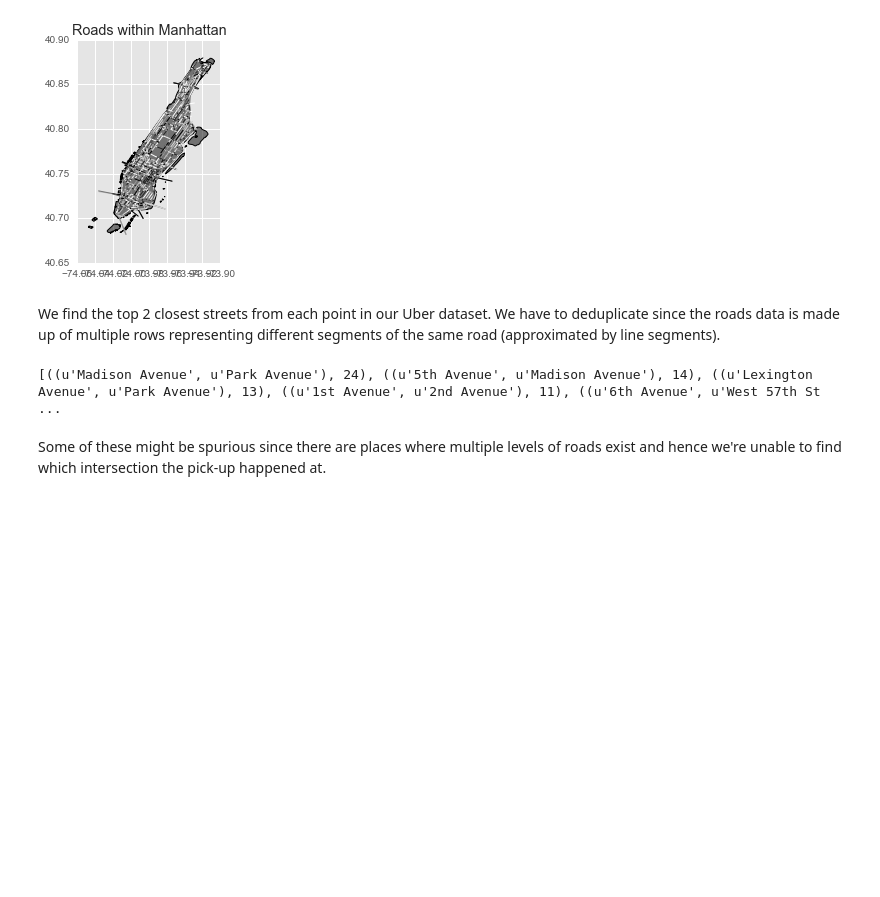
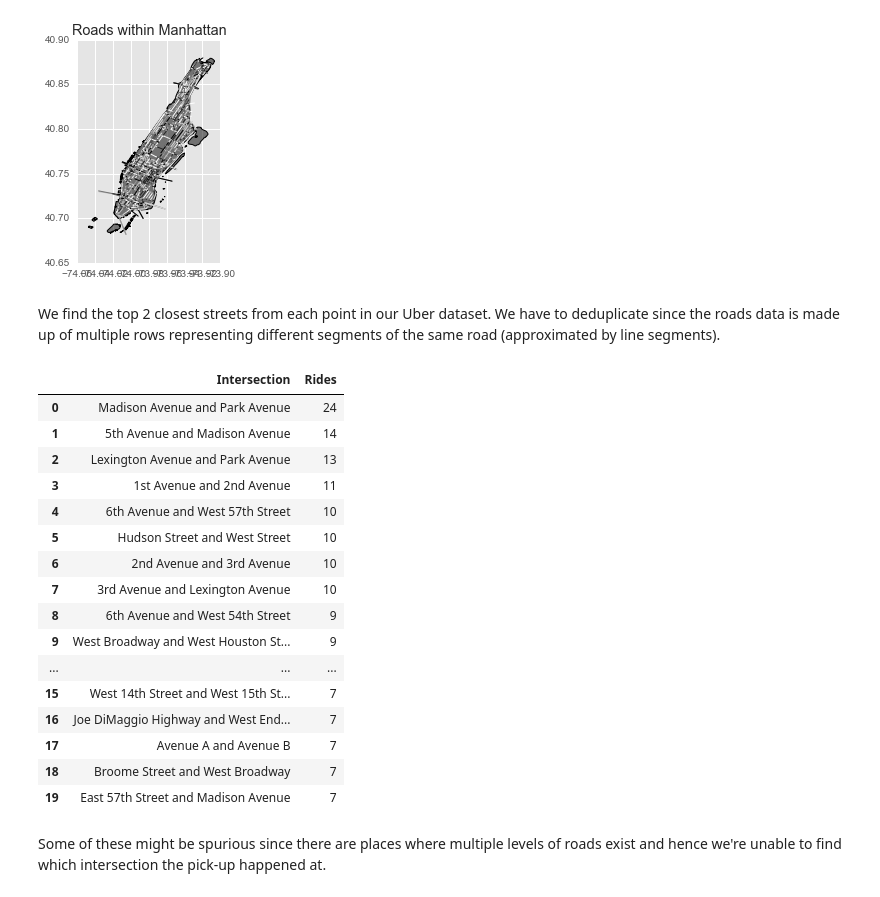
Before and after one commit to dhruvcmu/practicaldatascience, a Jupyter notebook: Final_Report.ipynb, the cells around one changed output. Saved outputs shown, nothing was run; the diff lists cells and outputs as text; code cells hidden in the pictures; blank space fills up the shorter version.

```diff
--- a/Final_Report.ipynb
+++ b/Final_Report.ipynb
@@ -306,9 +312,29 @@ for i, point in enumerate(uber1k.geometry):
     unique = []
     dedup = [unique.append(item) for item in l if item not in unique]
     listIntersections.append(tuple(sorted([unique[0],unique[1]])))
-print Counter(listIntersections).most_common(20)
+c = Counter(listIntersections).most_common(20)
-# %% [output]
-[((u'Madison Avenue', u'Park Avenue'), 24), ((u'5th Avenue', u'Madison Avenue'), 14), ((u'Lexington Avenue', u'Park Avenue'), 13), ((u'1st Avenue', u'2nd Avenue'), 11), ((u'6th Avenue', u'West 57th St ...
+# %%
+intersectDf = pd.DataFrame(c,columns=['Intersection','Rides'])
+intersectDf['Intersection'] = intersectDf['Intersection'].apply(lambda x: x[0]+' and '+x[1])
+intersectDf
+# %% [output]
+|  | Intersection | Rides |
+| 0 | Madison Avenue and Park Avenue | 24 |
+| 1 | 5th Avenue and Madison Avenue | 14 |
+| 2 | Lexington Avenue and Park Avenue | 13 |
+| 3 | 1st Avenue and 2nd Avenue | 11 |
+| 4 | 6th Avenue and West 57th Street | 10 |
+| 5 | Hudson Street and West Street | 10 |
+| 6 | 2nd Avenue and 3rd Avenue | 10 |
+| 7 | 3rd Avenue and Lexington Avenue | 10 |
+| 8 | 6th Avenue and West 54th Street | 9 |
+| 9 | West Broadway and West Houston St... | 9 |
+| ... | ... | ... |
+| 15 | West 14th Street and West 15th St... | 7 |
+| 16 | Joe DiMaggio Highway and West End... | 7 |
+| 17 | Avenue A and Avenue B | 7 |
+| 18 | Broome Street and West Broadway | 7 |
+| 19 | East 57th Street and Madison Avenue | 7 |
 # %% [markdown]
 Some of these might be spurious since there are places where multiple levels of roads exist and hence we're unable to find which intersection the pick-up happened at.
 # %% [markdown]
```
Also changed, not shown: parts of 17 cells of this notebook, 2 other files.
